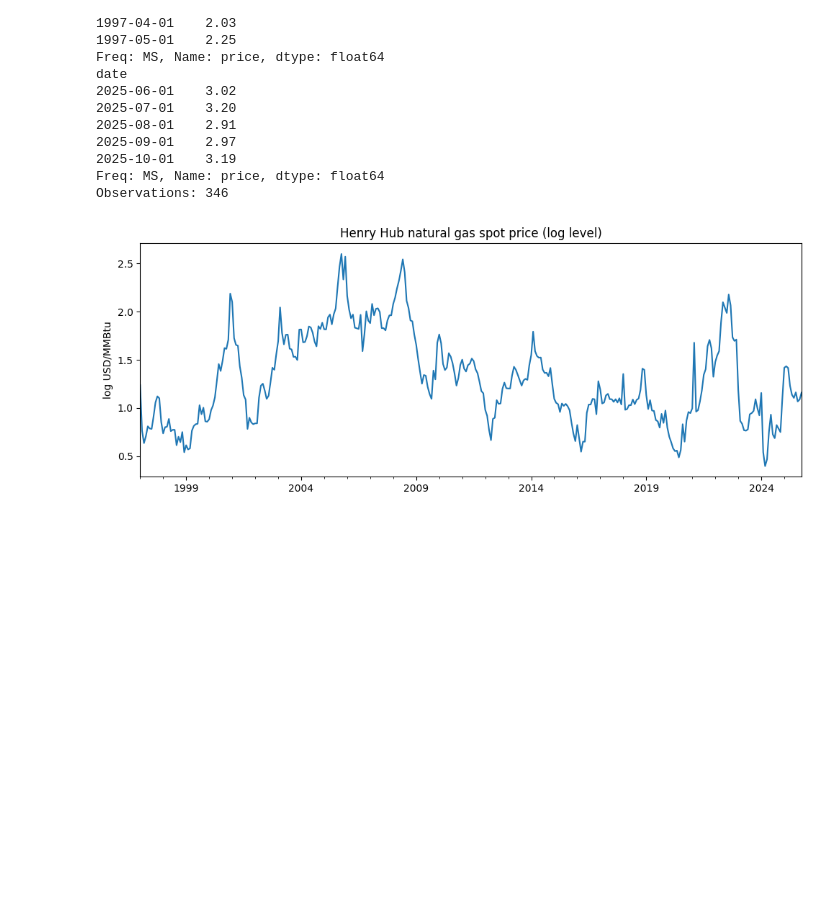
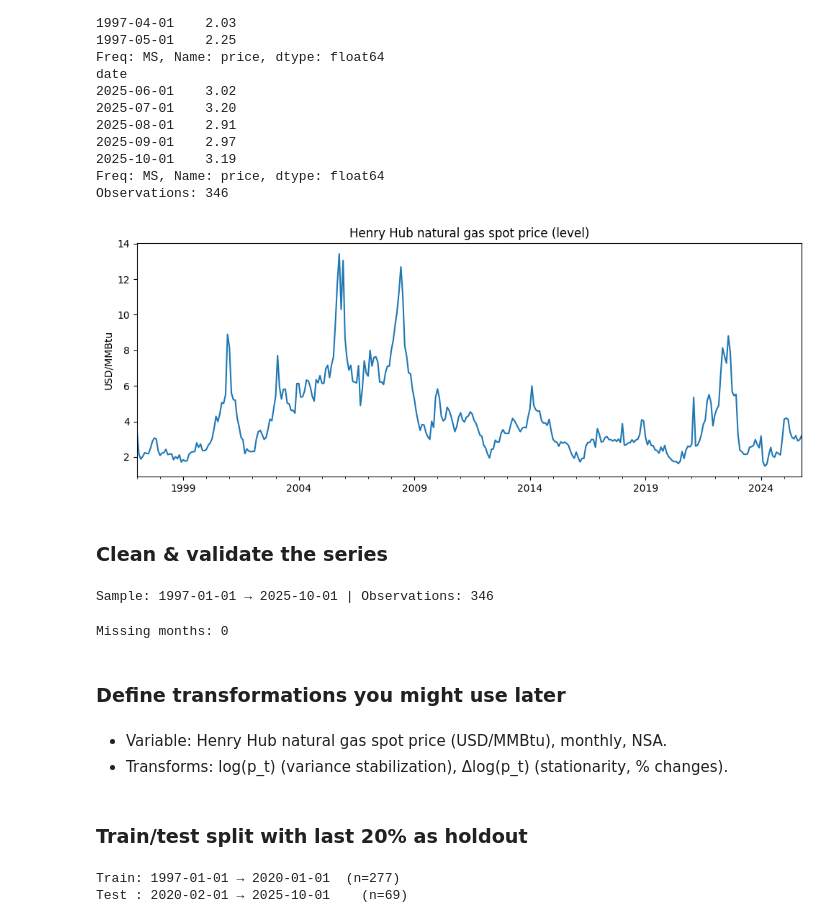
Before and after one commit to StefaniaLavarda/Time_Series_Project, a Jupyter notebook: eda.ipynb, the cells around one changed output. Saved outputs shown, nothing was run; the diff lists cells and outputs as text; code cells hidden in the pictures; blank space fills up the shorter version.

```diff
--- a/eda.ipynb
+++ b/eda.ipynb
@@ -44,15 +44,17 @@ date
 Freq: MS, Name: price, dtype: float64
 Observations: 346
 # %%
-LOG = True  # set False if you prefer levels
+LOG = False  # set False if you prefer levels
 
 series_to_plot = np.log(y) if LOG else y
 
 ax = series_to_plot.plot(figsize=(10,4))
 ax.set_title(f"Henry Hub natural gas spot price ({'log ' if LOG else ''}level)")
 ax.set_ylabel("log USD/MMBtu" if LOG else "USD/MMBtu")
 ax.set_xlabel("")
 plt.tight_layout()
 plt.show()
 # %% [output]
-[figure, old version]
+[figure, new version]
+# %% [markdown]
+### Clean & validate the series
@@ -58,0 +64,20 @@ plt.show()
+# %%
+# Basic validation & sample info
+n = len(y)
+start, end = y.index.min().date(), y.index.max().date()
+print(f"Sample: {start} → {end} | Observations: {n}")
+assert n >= 100, "Need at least 100 observations."
+# %% [output]
+Sample: 1997-01-01 → 2025-10-01 | Observations: 346
+# %%
+# Check gaps
+expected = pd.date_range(y.index.min(), y.index.max(), freq="MS")
+missing = expected.difference(y.index)
+print(f"Missing months: {len(missing)}")
+# %% [output]
+Missing months: 0
+# %% [markdown]
+### Define transformations you might use later
+# %% [markdown]
+- Variable: Henry Hub natural gas spot price (USD/MMBtu), monthly, NSA.
+- Transforms: log(p_t) (variance stabilization), Δlog(p_t) (stationarity, % changes).
@@ -58,0 +90,14 @@ plt.show()
+# %% [markdown]
+### Train/test split with last 20% as holdout
+# %%
+# Ensure y is your monthly series (MS) with float dtype, as in your code
+n = len(y.dropna())
+h_test = max(1, int(np.floor(0.20 * n)))  # 20% holdout
+y_train = y.iloc[:-h_test]
+y_test  = y.iloc[-h_test:]
+
+print(f"Train: {y_train.index[0].date()} → {y_train.index[-1].date()}  (n={len(y_train)})")
+print(f"Test : {y_test.index[0].date()} → {y_test.index[-1].date()}    (n={len(y_test)})")
+# %% [output]
+Train: 1997-01-01 → 2020-01-01  (n=277)
+Test : 2020-02-01 → 2025-10-01    (n=69)
```
Also changed, not shown: parts of 15 cells of this notebook.
